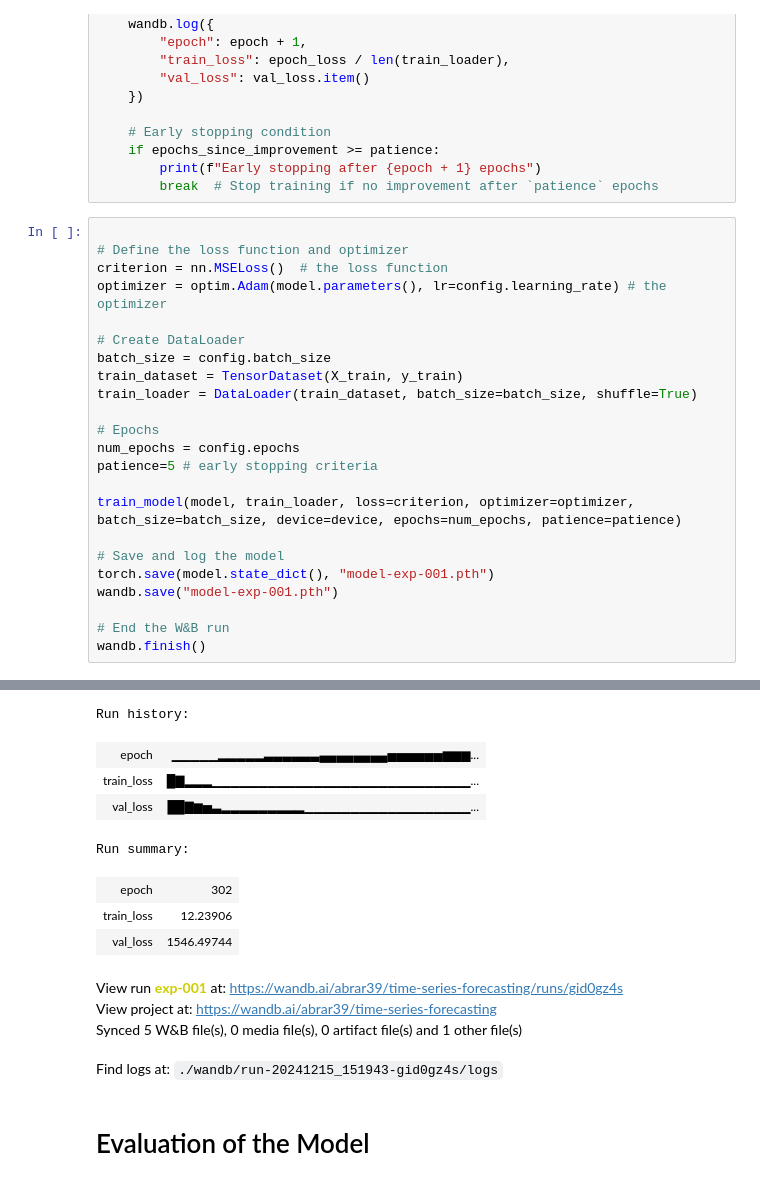
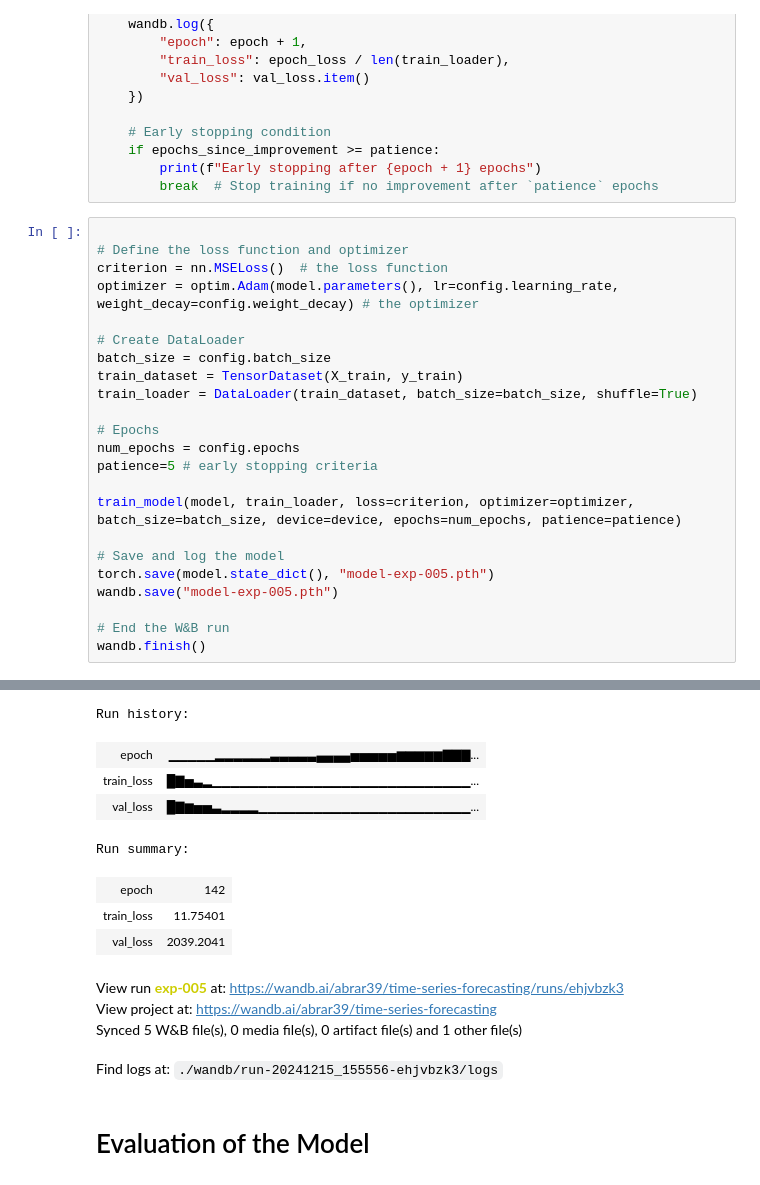
Before and after one commit to abrar39/Time-Series-Forecasting, a Jupyter notebook: Stock_Price_Prediction_using_LSTM.ipynb, the cells around one changed output, grey strips where cells are left out. Drawn from its saved outputs; the diff is of its cells as text.

```diff
--- a/Stock_Price_Prediction_using_LSTM.ipynb
+++ b/Stock_Price_Prediction_using_LSTM.ipynb
@@ -251,7 +253,7 @@ def train_model(model, train_loader, loss, optimizer, batch_size, device, epochs
 
 # Define the loss function and optimizer
 criterion = nn.MSELoss()  # the loss function
-optimizer = optim.Adam(model.parameters(), lr=config.learning_rate) # the optimizer
+optimizer = optim.Adam(model.parameters(), lr=config.learning_rate, weight_decay=config.weight_decay) # the optimizer
 
 # Create DataLoader
 batch_size = config.batch_size
@@ -265,8 +267,8 @@ patience=5 # early stopping criteria
 train_model(model, train_loader, loss=criterion, optimizer=optimizer, batch_size=batch_size, device=device, epochs=num_epochs, patience=patience)
 
 # Save and log the model
-torch.save(model.state_dict(), "model-exp-001.pth")
-wandb.save("model-exp-001.pth")
+torch.save(model.state_dict(), "model-exp-005.pth")
+wandb.save("model-exp-005.pth")
 
 # End the W&B run
 wandb.finish()
@@ -291,15 +293,15 @@ Early stopping after 302 epochs
 Run history:
-| epoch | ▁▁▁▁▁▂▂▂▂▂▃▃▃▃▃▃▄▄▄▄▄▄▄▄▅▅▅▅▅▅▆▆▆... |
-| train_loss | █▇▂▂▂▁▁▁▁▁▁▁▁▁▁▁▁▁▁▁▁▁▁▁▁▁▁▁▁▁▁▁▁... |
-| val_loss | ██▇▆▅▃▂▂▂▂▂▂▂▂▂▁▁▁▁▁▁▁▁▁▁▁▁▁▁▁▁▁▁... |
+| epoch | ▁▁▁▁▁▂▂▂▂▂▂▃▃▃▃▃▄▄▄▄▅▅▅▅▅▆▆▆▆▆▇▇▇... |
+| train_loss | █▇▅▃▂▁▁▁▁▁▁▁▁▁▁▁▁▁▁▁▁▁▁▁▁▁▁▁▁▁▁▁▁... |
+| val_loss | █▇▆▅▅▃▂▂▂▂▁▁▁▁▁▁▁▁▁▁▁▁▁▁▁▁▁▁▁▁▁▁▁... |
 Run summary:
-| epoch | 302 |
-| train_loss | 12.23906 |
-| val_loss | 1546.49744 |
+| epoch | 142 |
+| train_loss | 11.75401 |
+| val_loss | 2039.2041 |
-View run exp-001 at: https://wandb.ai/abrar39/time-series-forecasting/runs/gid0gz4s
+View run exp-005 at: https://wandb.ai/abrar39/time-series-forecasting/runs/ehjvbzk3
 View project at: https://wandb.ai/abrar39/time-series-forecasting
 Synced 5 W&B file(s), 0 media file(s), 0 artifact file(s) and 1 other file(s)
-Find logs at: ./wandb/run-20241215_151943-gid0gz4s/logs
+Find logs at: ./wandb/run-20241215_155556-ehjvbzk3/logs
 # %% [markdown]
 # Evaluation of the Model
 # %%
```
Also changed, not shown: parts of 9 cells of this notebook.
